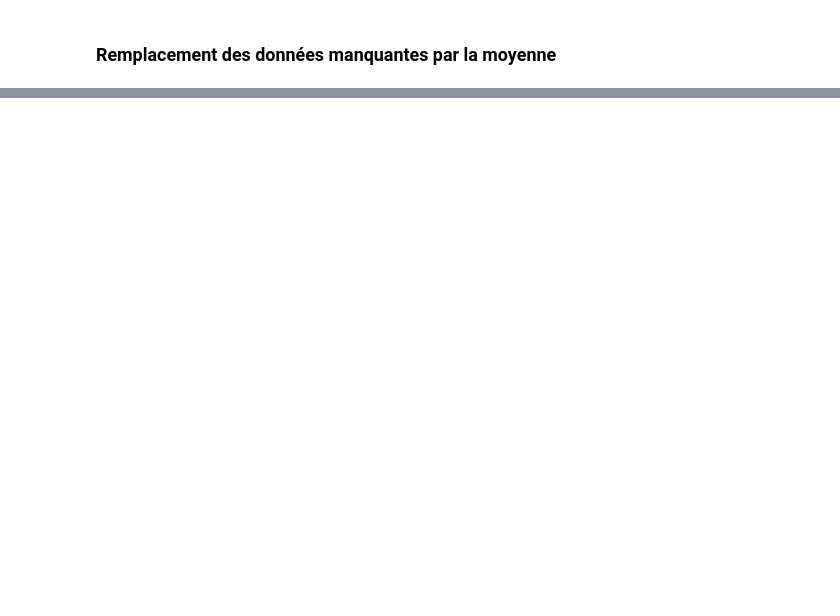
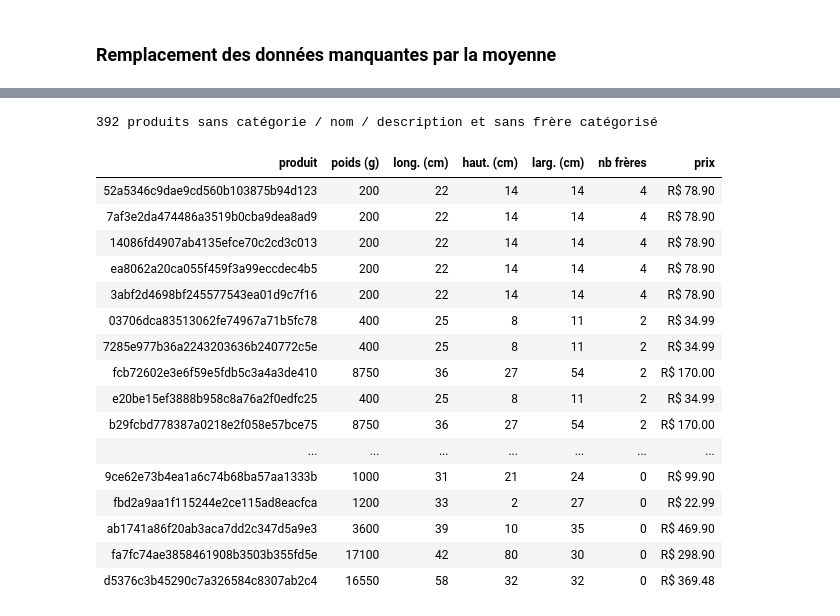
Before and after one commit to RodWeb-dev/ETL-Groupe, a Jupyter notebook: ETL-goupe.ipynb, the cells around one changed output, grey strips where cells are left out. Saved outputs shown, nothing was run; the diff lists cells and outputs as text; code cells hidden in the pictures; blank space fills up the shorter version.

```diff
--- a/ETL-goupe.ipynb
+++ b/ETL-goupe.ipynb
@@ -126,0 +244,60 @@ orders =
+# %%
+cols = ["product_weight_g", "product_length_cm", "product_height_cm", "product_width_cm"]
+
+# prix par produit (au cas où pas encore fait)
+order_items = df_dic['order_items']
+prix_produit = order_items.groupby("product_id")["price"].median()
+if "price" not in products.columns:
+    products = products.merge(prix_produit.rename("price"), on="product_id", how="left")
+
+g = products.groupby(cols, dropna=False)
+cat_dans_groupe = g["product_category_name"].transform(lambda s: s.notna().sum())
+nb_identiques   = g["product_category_name"].transform("size") - 1
+prix_frere      = g["price"].transform(lambda s: s.dropna().iloc[0] if s.notna().any() else None)
+
+masque = (products["product_category_name"].isna()
+          & products["product_name_lenght"].isna()
+          & products["product_description_lenght"].isna()
+          & (cat_dans_groupe == 0))
+
+resultat = (products.loc[masque, ["product_id"] + cols]
+            .assign(nb_identiques=nb_identiques[masque], prix=prix_frere[masque])
+            .sort_values("nb_identiques", ascending=False))
+
+print(len(resultat), "produits sans catégorie / nom / description et sans frère catégorisé")
+
+affichage = (resultat.rename(columns={
+                "product_id": "produit",
+                "product_weight_g": "poids (g)",
+                "product_length_cm": "long. (cm)",
+                "product_height_cm": "haut. (cm)",
+                "product_width_cm": "larg. (cm)",
+                "nb_identiques": "nb frères"})
+             .style
+             .hide(axis="index")
+             .format({"prix": "R$ {:.2f}",
+                      "poids (g)": "{:.0f}", "long. (cm)": "{:.0f}",
+                      "haut. (cm)": "{:.0f}", "larg. (cm)": "{:.0f}"},
+                     na_rep="—")
+             .background_gradient(subset=["nb frères"], cmap="Reds"))
+
+display(affichage)
+# %% [output]
+392 produits sans catégorie / nom / description et sans frère catégorisé
+| produit | poids (g) | long. (cm) | haut. (cm) | larg. (cm) | nb frères | prix |
+| 52a5346c9dae9cd560b103875b94d123 | 200 | 22 | 14 | 14 | 4 | R$ 78.90 |
+| 7af3e2da474486a3519b0cba9dea8ad9 | 200 | 22 | 14 | 14 | 4 | R$ 78.90 |
+| 14086fd4907ab4135efce70c2cd3c013 | 200 | 22 | 14 | 14 | 4 | R$ 78.90 |
+| ea8062a20ca055f459f3a99eccdec4b5 | 200 | 22 | 14 | 14 | 4 | R$ 78.90 |
+| 3abf2d4698bf245577543ea01d9c7f16 | 200 | 22 | 14 | 14 | 4 | R$ 78.90 |
+| 03706dca83513062fe74967a71b5fc78 | 400 | 25 | 8 | 11 | 2 | R$ 34.99 |
+| 7285e977b36a2243203636b240772c5e | 400 | 25 | 8 | 11 | 2 | R$ 34.99 |
+| fcb72602e3e6f59e5fdb5c3a4a3de410 | 8750 | 36 | 27 | 54 | 2 | R$ 170.00 |
+| e20be15ef3888b958c8a76a2f0edfc25 | 400 | 25 | 8 | 11 | 2 | R$ 34.99 |
+| b29fcbd778387a0218e2f058e57bce75 | 8750 | 36 | 27 | 54 | 2 | R$ 170.00 |
+| ... | ... | ... | ... | ... | ... | ... |
+| 9ce62e73b4ea1a6c74b68ba57aa1333b | 1000 | 31 | 21 | 24 | 0 | R$ 99.90 |
+| fbd2a9aa1f115244e2ce115ad8eacfca | 1200 | 33 | 2 | 27 | 0 | R$ 22.99 |
+| ab1741a86f20ab3aca7dd2c347d5a9e3 | 3600 | 39 | 10 | 35 | 0 | R$ 469.90 |
+| fa7fc74ae3858461908b3503b355fd5e | 17100 | 42 | 80 | 30 | 0 | R$ 298.90 |
+| d5376c3b45290c7a326584c8307ab2c4 | 16550 | 58 | 32 | 32 | 0 | R$ 369.48 |
```
Also changed, not shown: parts of 9 cells of this notebook.
